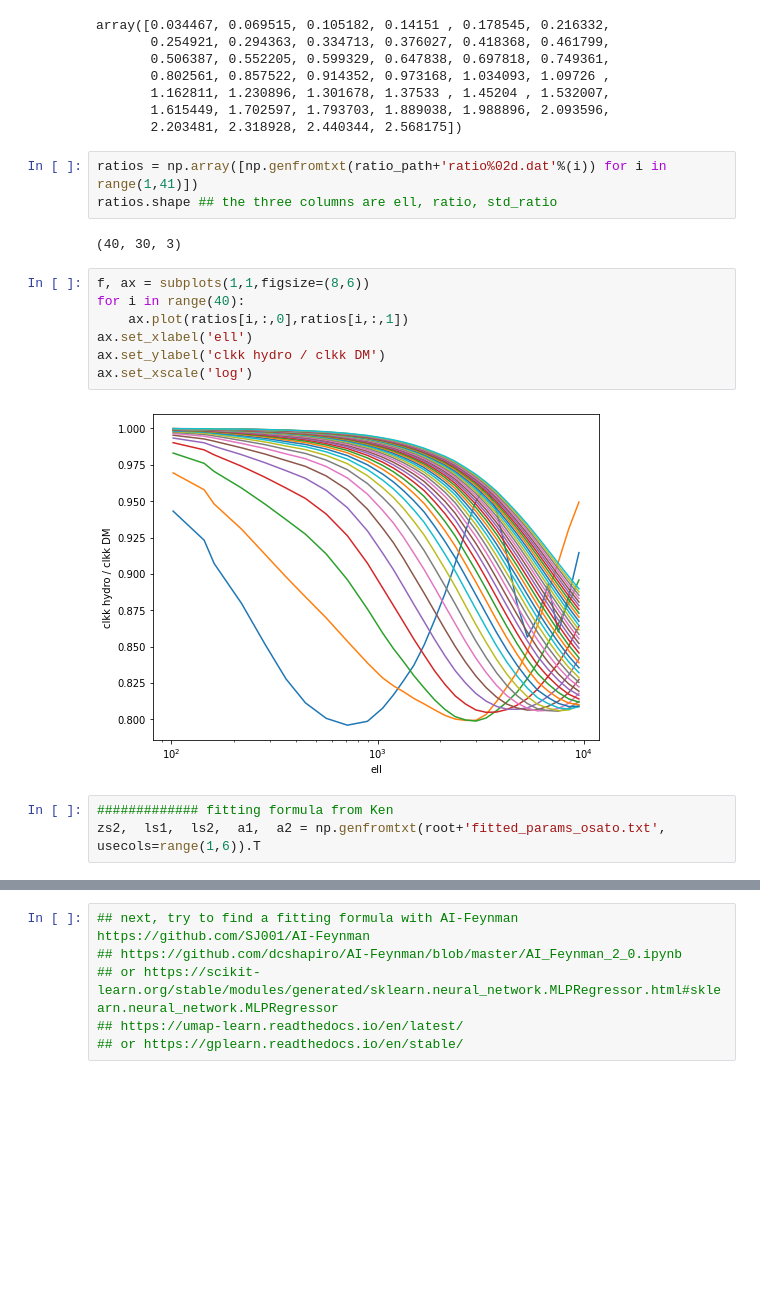
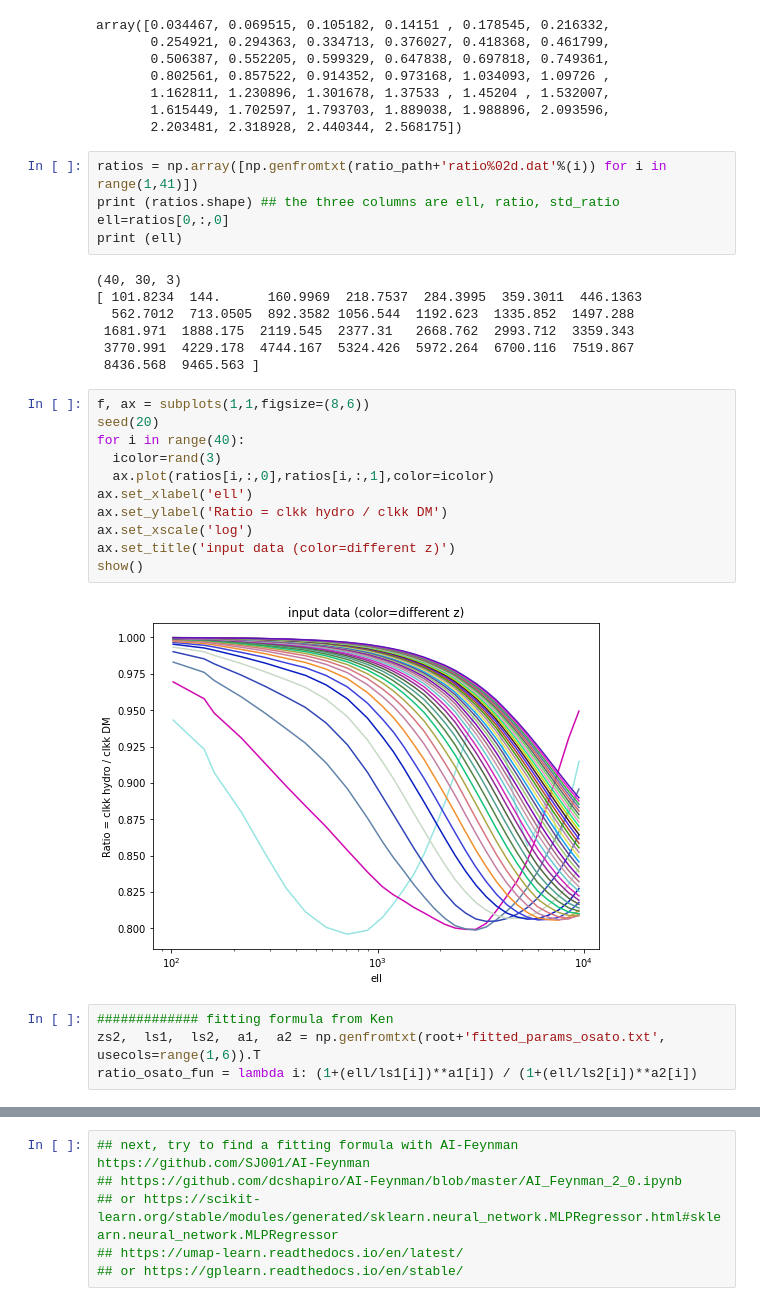
Before and after one commit to liuxx479/kappaTNG, a Jupyter notebook: Clkk_fitting_formula.ipynb, the cells around one changed output, grey strips where cells are left out. Drawn from its saved outputs; the diff is of its cells as text; blank space fills up the shorter version.

```diff
--- a/Clkk_fitting_formula.ipynb
+++ b/Clkk_fitting_formula.ipynb
@@ -30,21 +26,33 @@ array([0.034467, 0.069515, 0.105182, 0.14151 , 0.178545, 0.216332,
        2.203481, 2.318928, 2.440344, 2.568175])
 # %%
 ratios = np.array([np.genfromtxt(ratio_path+'ratio%02d.dat'%(i)) for i in range(1,41)])
-ratios.shape ## the three columns are ell, ratio, std_ratio
+print (ratios.shape) ## the three columns are ell, ratio, std_ratio
+ell=ratios[0,:,0]
+print (ell)
 # %% [output]
 (40, 30, 3)
+[ 101.8234  144.      160.9969  218.7537  284.3995  359.3011  446.1363
+  562.7012  713.0505  892.3582 1056.544  1192.623  1335.852  1497.288
+ 1681.971  1888.175  2119.545  2377.31   2668.762  2993.712  3359.343
+ 3770.991  4229.178  4744.167  5324.426  5972.264  6700.116  7519.867
+ 8436.568  9465.563 ]
 # %%
 f, ax = subplots(1,1,figsize=(8,6))
+seed(20)
 for i in range(40):
-    ax.plot(ratios[i,:,0],ratios[i,:,1])
+  icolor=rand(3)
+  ax.plot(ratios[i,:,0],ratios[i,:,1],color=icolor)
 ax.set_xlabel('ell')
-ax.set_ylabel('clkk hydro / clkk DM')
+ax.set_ylabel('Ratio = clkk hydro / clkk DM')
 ax.set_xscale('log')
+ax.set_title('input data (color=different z)')
+show()
 # %% [output]
-[figure, old version]
+[figure, new version]
 # %%
 ############# fitting formula from Ken
 zs2,  ls1,  ls2,  a1,  a2 = np.genfromtxt(root+'fitted_params_osato.txt', usecols=range(1,6)).T
+ratio_osato_fun = lambda i: (1+(ell/ls1[i])**a1[i]) / (1+(ell/ls2[i])**a2[i])
 # %%
 f, axes=subplots(1,2,figsize=(12,4))
 
```
Also changed, not shown: parts of 14 cells of this notebook.
